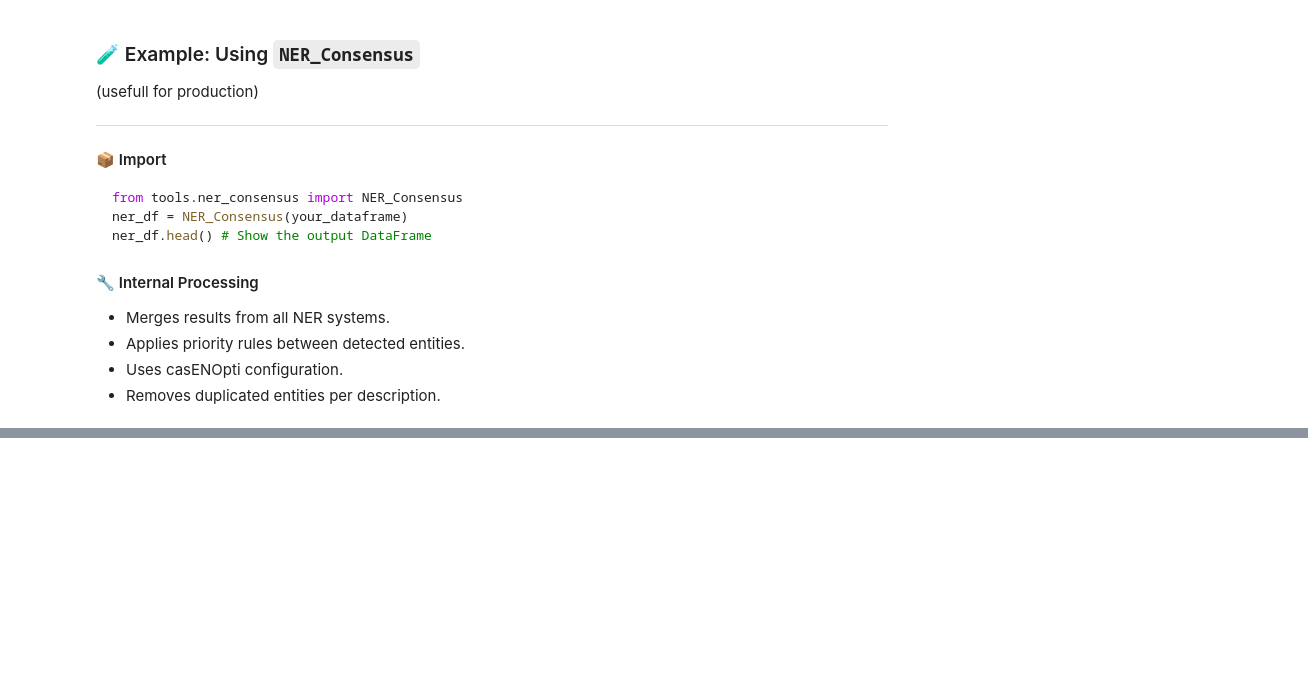
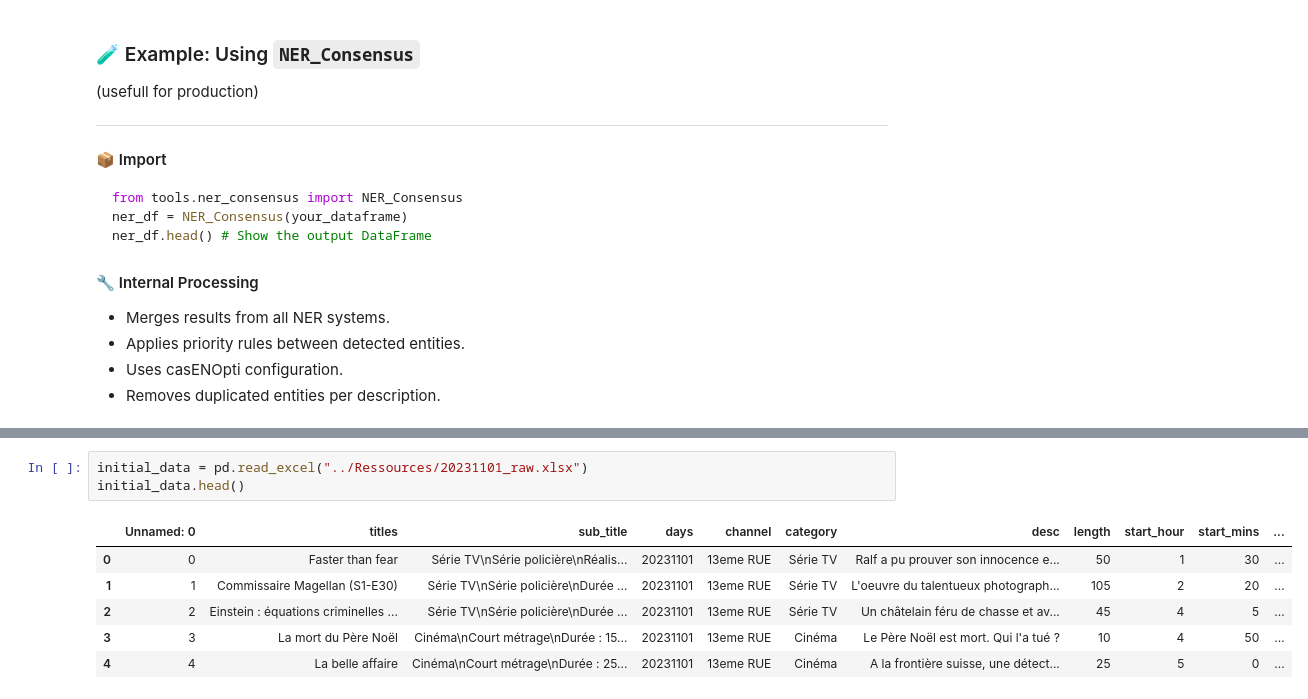
Before and after one commit to Valentin-Gauthier/NER, a Jupyter notebook: src/NER/NER.ipynb, the cells around one changed output, grey strips where cells are left out. Saved outputs shown, nothing was run; the diff lists cells and outputs as text; blank space fills up the shorter version.

```diff
--- a/src/NER/NER.ipynb
+++ b/src/NER/NER.ipynb
@@ -455,3 +468,13 @@ C:\Users\valen\Documents\Informatique-L3\Stage_NER\NER\src\Results\Corpus
 | 8 | L'héritage | Téléfilm\nTéléfilm policier\nDuré... | 20231105 | 13eme RUE | Téléfilm | Marianne | PER | L'héritage | casEN_spaCy_stanza | 0.0 |
 | 12 | L'héritage | Téléfilm\nTéléfilm policier\nDuré... | 20231105 | 13eme RUE | Téléfilm | Dubreuil | PER | L'héritage | casEN_stanza | 0.0 |
 | 17 | Einstein : équations criminelles ... | Série TV\nSérie policière\nDurée ... | 20231105 | 13eme RUE | Série TV | Sara | PER | Einstein : équations criminelles | casEN_spaCy_stanza | 1.0 |
+# %%
+initial_data = pd.read_excel("../Ressources/20231101_raw.xlsx")
+initial_data.head()
+# %% [output]
+|  | Unnamed: 0 | titles | sub_title | days | channel | category | desc | length | start_hour | start_mins | ... |
+| 0 | 0 | Faster than fear | Série TV\nSérie policière\nRéalis... | 20231101 | 13eme RUE | Série TV | Ralf a pu prouver son innocence e... | 50 | 1 | 30 | ... |
+| 1 | 1 | Commissaire Magellan (S1-E30) | Série TV\nSérie policière\nDurée ... | 20231101 | 13eme RUE | Série TV | L'oeuvre du talentueux photograph... | 105 | 2 | 20 | ... |
+| 2 | 2 | Einstein : équations criminelles ... | Série TV\nSérie policière\nDurée ... | 20231101 | 13eme RUE | Série TV | Un châtelain féru de chasse et av... | 45 | 4 | 5 | ... |
+| 3 | 3 | La mort du Père Noël | Cinéma\nCourt métrage\nDurée : 15... | 20231101 | 13eme RUE | Cinéma | Le Père Noël est mort. Qui l'a tué ? | 10 | 4 | 50 | ... |
+| 4 | 4 | La belle affaire | Cinéma\nCourt métrage\nDurée : 25... | 20231101 | 13eme RUE | Cinéma | A la frontière suisse, une détect... | 25 | 5 | 0 | ... |
```
Also changed, not shown: parts of 2 cells of this notebook, 1 other file.
